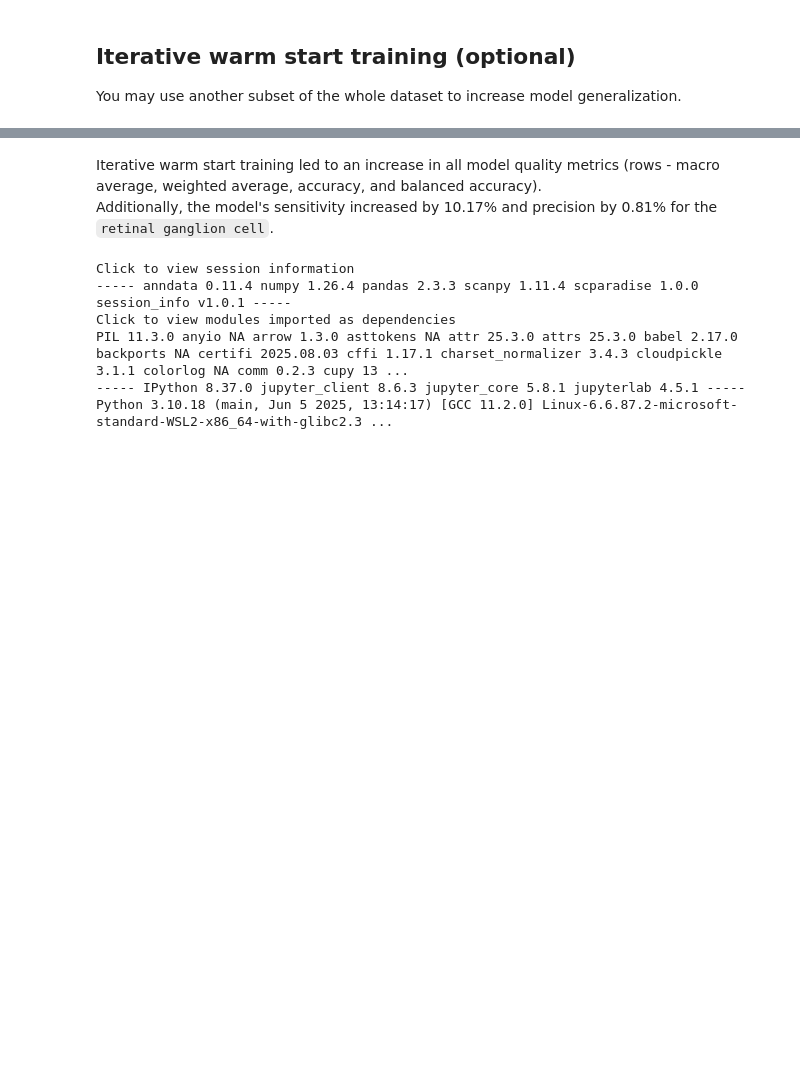
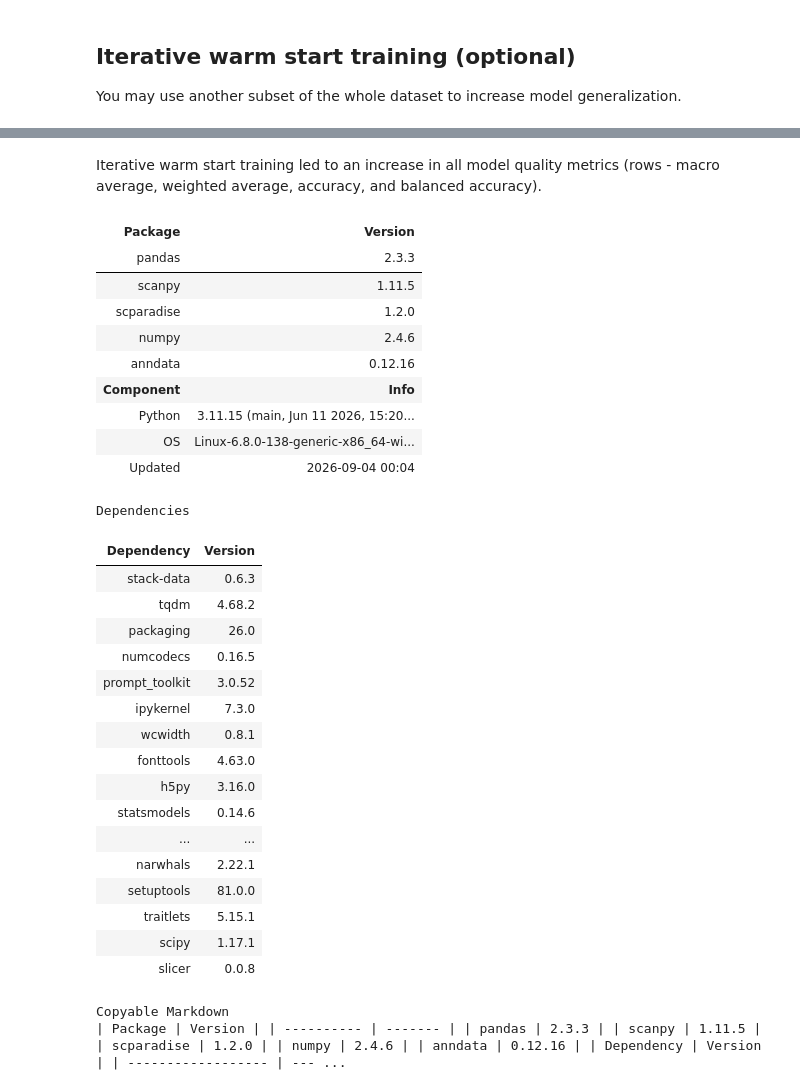
Before and after one commit to Chechekhins/scParadise, a Jupyter notebook: docs/tutorials/notebooks/scAdam/Managing_large_and_complex_training_datasets.ipynb, the cells around one changed output, grey strips where cells are left out. Saved outputs shown, nothing was run; the diff lists cells and outputs as text; code cells hidden in the pictures; blank space fills up the shorter version.

```diff
--- a/docs/tutorials/notebooks/scAdam/Managing_large_and_complex_training_datasets.ipynb
+++ b/docs/tutorials/notebooks/scAdam/Managing_large_and_complex_training_datasets.ipynb
@@ -431,12 +476,36 @@ df_l2.compare(df_warm_start_l2, keep_equal=True, align_axis = 0, result_names=('
 # %% [markdown]
-Iterative warm start training led to an increase in all model quality metrics (rows - macro average, weighted average, accuracy, and balanced accuracy). <br>
-Additionally, the model's sensitivity increased by 10.17% and precision by 0.81% for the `retinal ganglion cell`.
+Iterative warm start training led to an increase in all model quality metrics (rows - macro average, weighted average, accuracy, and balanced accuracy).
 # %%
-import session_info
-session_info.show()
+import session_info2
+session_info2.session_info()
 # %% [output]
+| Package | Version |
+| pandas | 2.3.3 |
+| scanpy | 1.11.5 |
+| scparadise | 1.2.0 |
+| numpy | 2.4.6 |
+| anndata | 0.12.16 |
+| Component | Info |
+| Python | 3.11.15 (main, Jun 11 2026, 15:20... |
+| OS | Linux-6.8.0-138-generic-x86_64-wi... |
+| Updated | 2026-09-04 00:04 |
-Click to view session information
------ anndata 0.11.4 numpy 1.26.4 pandas 2.3.3 scanpy 1.11.4 scparadise 1.0.0 session_info v1.0.1 -----
-Click to view modules imported as dependencies
-PIL 11.3.0 anyio NA arrow 1.3.0 asttokens NA attr 25.3.0 attrs 25.3.0 babel 2.17.0 backports NA certifi 2025.08.03 cffi 1.17.1 charset_normalizer 3.4.3 cloudpickle 3.1.1 colorlog NA comm 0.2.3 cupy 13 ...
------ IPython 8.37.0 jupyter_client 8.6.3 jupyter_core 5.8.1 jupyterlab 4.5.1 ----- Python 3.10.18 (main, Jun 5 2025, 13:14:17) [GCC 11.2.0] Linux-6.6.87.2-microsoft-standard-WSL2-x86_64-with-glibc2.3 ...
+Dependencies
+| Dependency | Version |
+| stack-data | 0.6.3 |
+| tqdm | 4.68.2 |
+| packaging | 26.0 |
+| numcodecs | 0.16.5 |
+| prompt_toolkit | 3.0.52 |
+| ipykernel | 7.3.0 |
+| wcwidth | 0.8.1 |
+| fonttools | 4.63.0 |
+| h5py | 3.16.0 |
+| statsmodels | 0.14.6 |
+| ... | ... |
+| narwhals | 2.22.1 |
+| setuptools | 81.0.0 |
+| traitlets | 5.15.1 |
+| scipy | 1.17.1 |
+| slicer | 0.0.8 |
+Copyable Markdown
+| Package | Version | | ---------- | ------- | | pandas | 2.3.3 | | scanpy | 1.11.5 | | scparadise | 1.2.0 | | numpy | 2.4.6 | | anndata | 0.12.16 | | Dependency | Version | | ------------------ | --- ...
```
Also changed, not shown: parts of 15 cells of this notebook, 4 other files.
